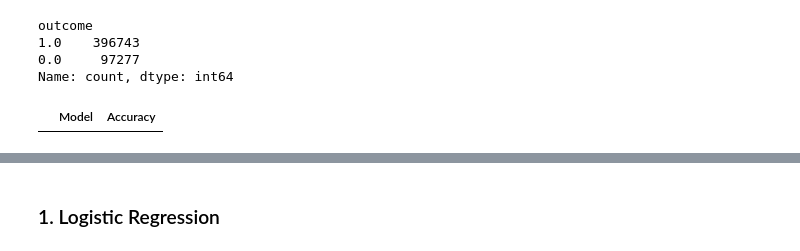
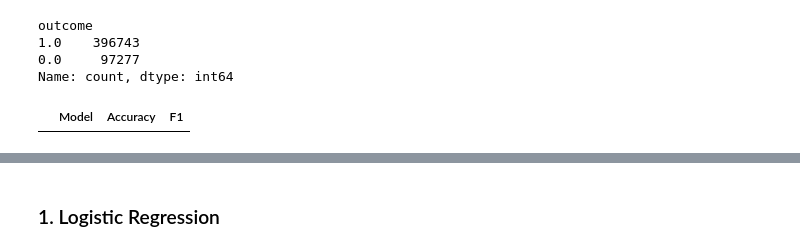
Before and after one commit to tsimhadri-ews/internproject, a Jupyter notebook: src/intrusiontestingbinary.ipynb, the cells around one changed output, grey strips where cells are left out. Saved outputs shown, nothing was run; the diff lists cells and outputs as text; code cells hidden in the pictures.

```diff
--- a/src/intrusiontestingbinary.ipynb
+++ b/src/intrusiontestingbinary.ipynb
@@ -304,10 +305,10 @@ X = df.drop(columns=["outcome"])
 y = df["outcome"]
 X_train, X_test, y_train, y_test = train_test_split(X, y, test_size=0.2)
 # %%
-accuracies = pd.DataFrame(columns=["Model", "Accuracy"])
+accuracies = pd.DataFrame(columns=["Model", "Accuracy", "F1"])
 accuracies
 # %% [output]
-|  | Model | Accuracy |
+|  | Model | Accuracy | F1 |
 # %%
 times = pd.DataFrame(columns=["Model", "Train", "Test"])
 times
```
Also changed, not shown: parts of 23 cells of this notebook.
